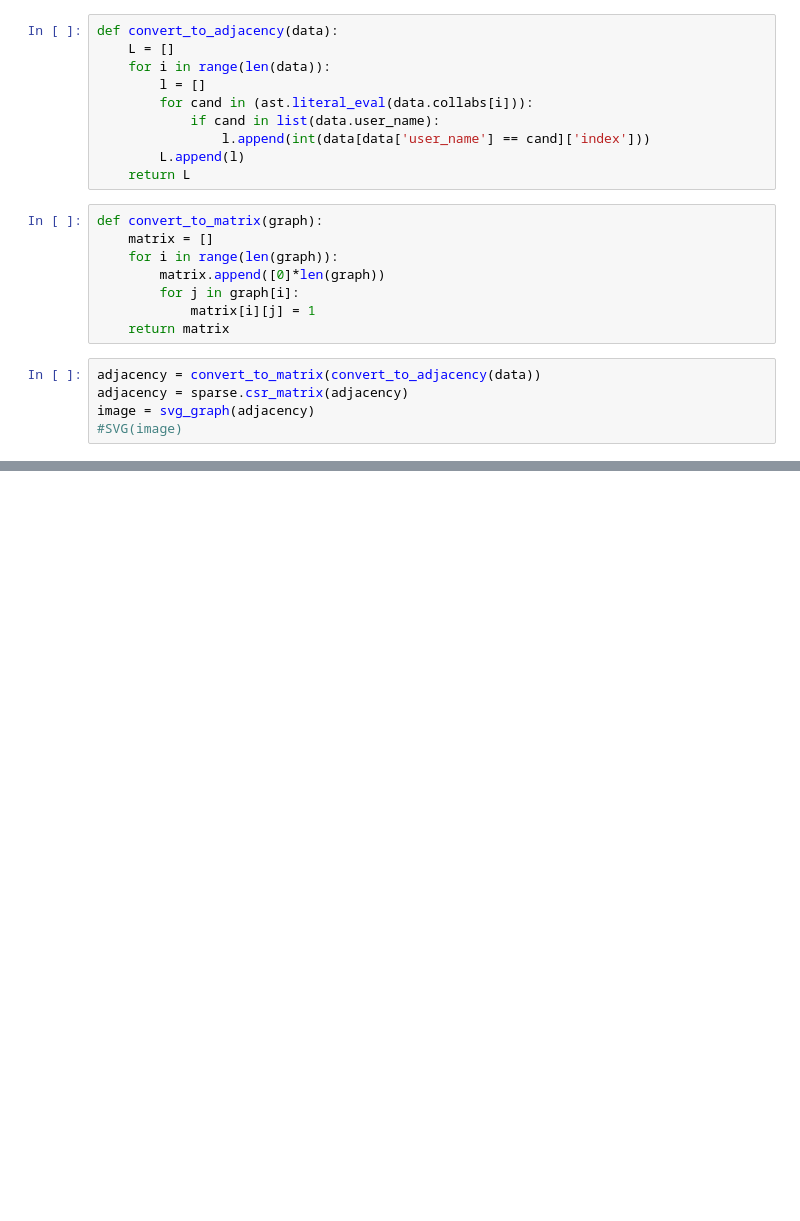
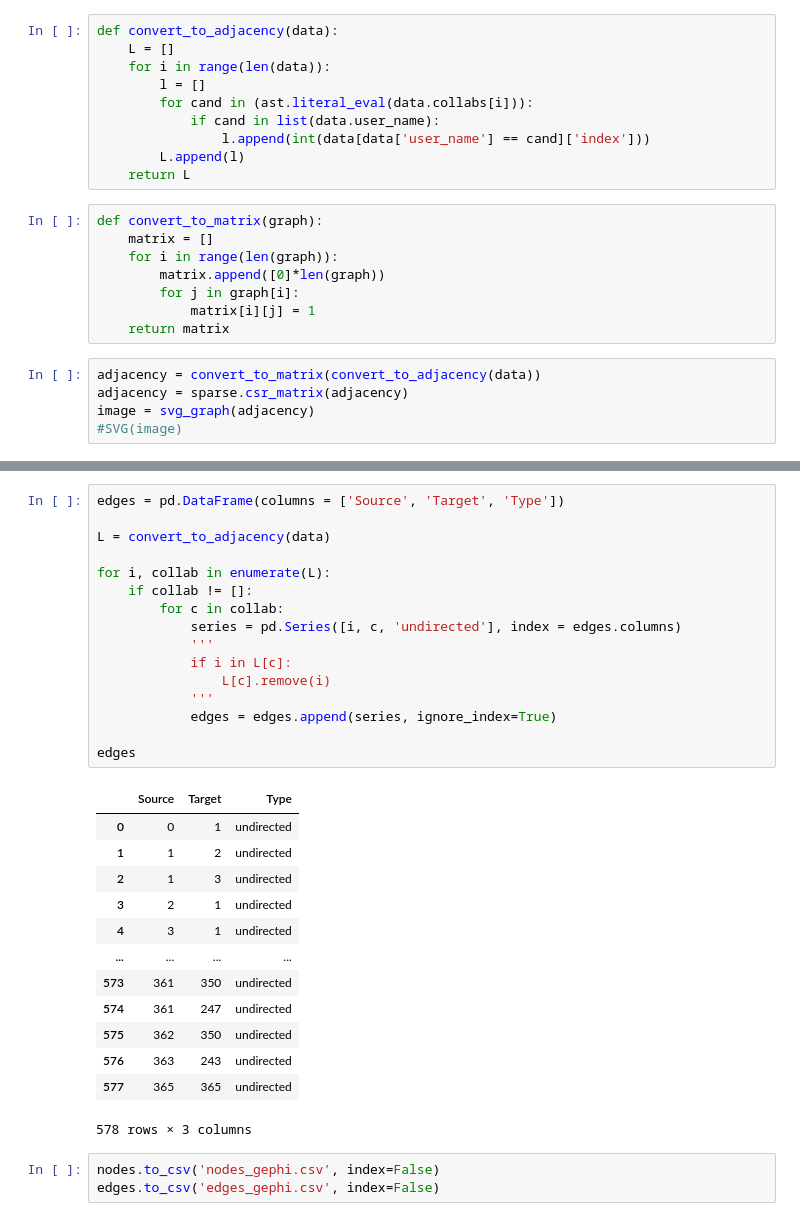
Before and after one commit to r-jaylet/TikTok_Scrap, a Jupyter notebook: graph_viz.ipynb, the cells around one changed output, grey strips where cells are left out. Cells and saved outputs as stored; diff of their text form; blank space fills up the shorter version.

Commit message:
finish gephi

```diff
--- a/graph_viz.ipynb
+++ b/graph_viz.ipynb
@@ -67,0 +120,33 @@ data_graph.to_csv('data_graph.csv', index=False)
+# %%
+edges = pd.DataFrame(columns = ['Source', 'Target', 'Type'])
+
+L = convert_to_adjacency(data)
+
+for i, collab in enumerate(L):
+    if collab != []:
+        for c in collab:
+            series = pd.Series([i, c, 'undirected'], index = edges.columns)
+            '''
+            if i in L[c]:
+                L[c].remove(i)
+            '''
+            edges = edges.append(series, ignore_index=True)
+
+edges
+# %% [output]
+|  | Source | Target | Type |
+| 0 | 0 | 1 | undirected |
+| 1 | 1 | 2 | undirected |
+| 2 | 1 | 3 | undirected |
+| 3 | 2 | 1 | undirected |
+| 4 | 3 | 1 | undirected |
+| ... | ... | ... | ... |
+| 573 | 361 | 350 | undirected |
+| 574 | 361 | 247 | undirected |
+| 575 | 362 | 350 | undirected |
+| 576 | 363 | 243 | undirected |
+| 577 | 365 | 365 | undirected |
+578 rows × 3 columns
+# %%
+nodes.to_csv('nodes_gephi.csv', index=False)
+edges.to_csv('edges_gephi.csv', index=False)
```
Also changed, not shown: parts of 11 cells of this notebook, 13 other files.
